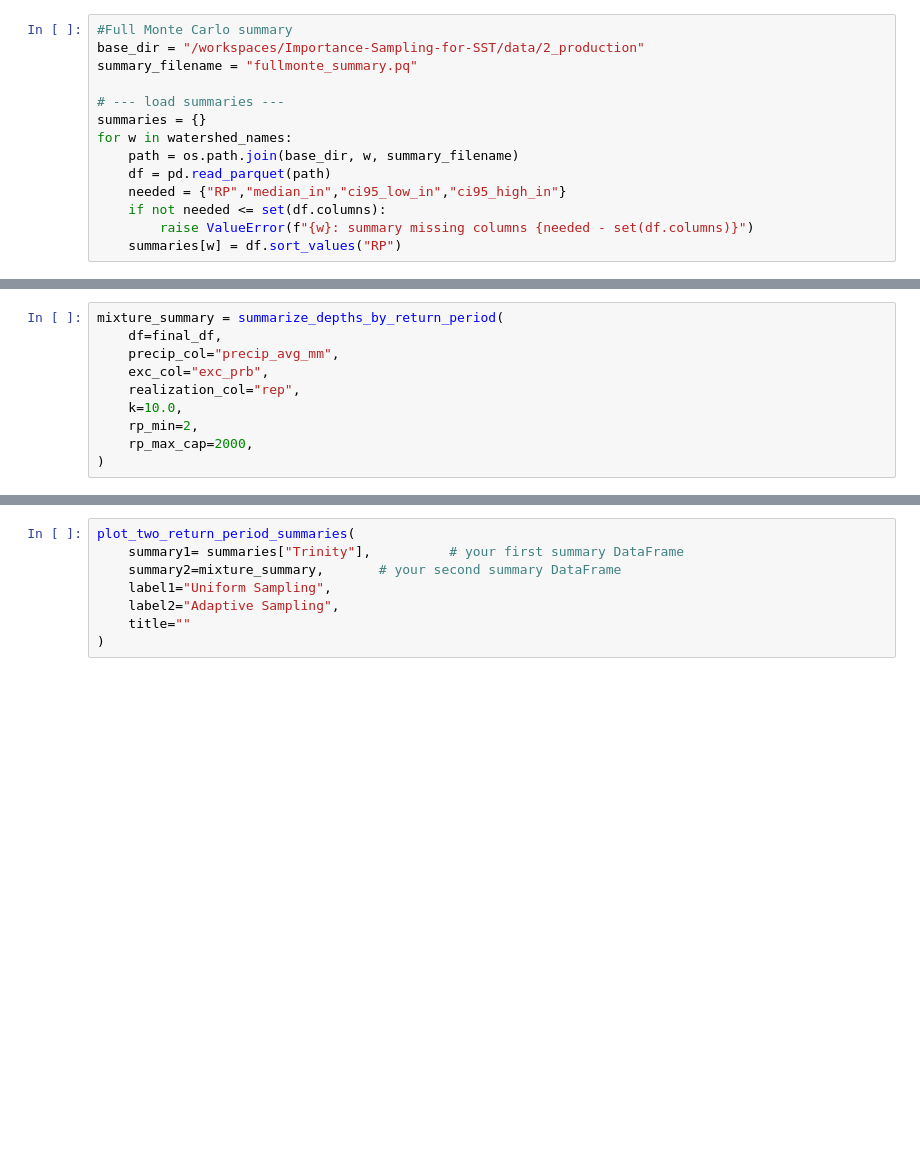
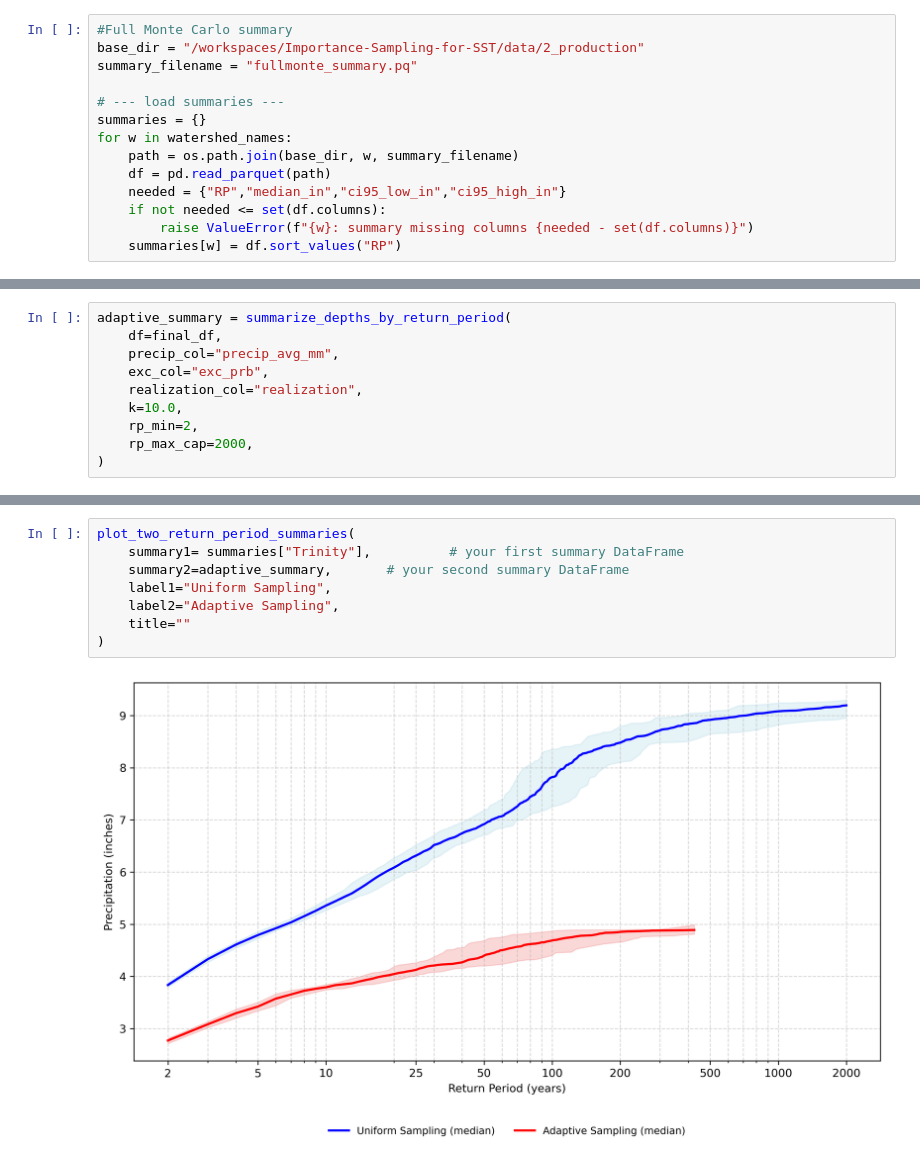
Before and after one commit to fema-ffrd/Importance-Sampling-for-SST, a Jupyter notebook: notebooks/adaptive_simulations.ipynb, the cells around one changed output, grey strips where cells are left out. Drawn from its saved outputs; the diff is of its cells as text; blank space fills up the shorter version.

```diff
--- a/notebooks/adaptive_simulations.ipynb
+++ b/notebooks/adaptive_simulations.ipynb
@@ -125,9 +117,9 @@ plt.show()
 # %%
-mixture_summary = summarize_depths_by_return_period(
+adaptive_summary = summarize_depths_by_return_period(
     df=final_df,
     precip_col="precip_avg_mm",
     exc_col="exc_prb",
-    realization_col="rep",
+    realization_col="realization",
     k=10.0,
     rp_min=2,
     rp_max_cap=2000,
@@ -142,8 +134,10 @@ m
 # %%
 plot_two_return_period_summaries(
     summary1= summaries["Trinity"],          # your first summary DataFrame
-    summary2=mixture_summary,       # your second summary DataFrame
+    summary2=adaptive_summary,       # your second summary DataFrame
     label1="Uniform Sampling",
     label2="Adaptive Sampling",
     title=""
 )
+# %% [output]
+[figure, added]
```
Also changed, not shown: parts of 11 cells of this notebook, 1 other file.
